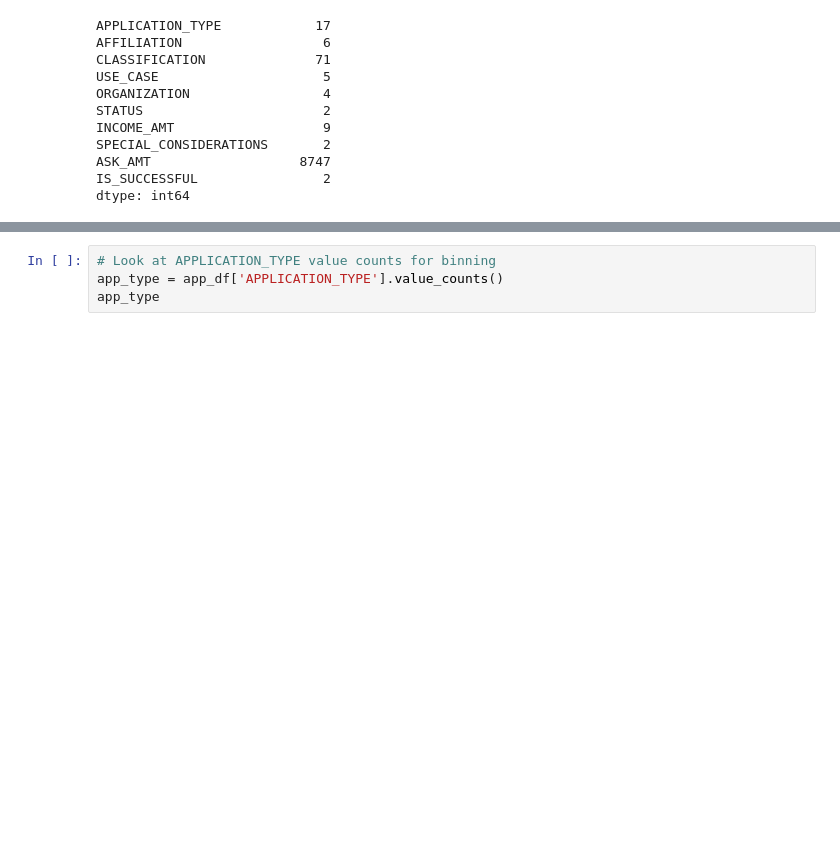
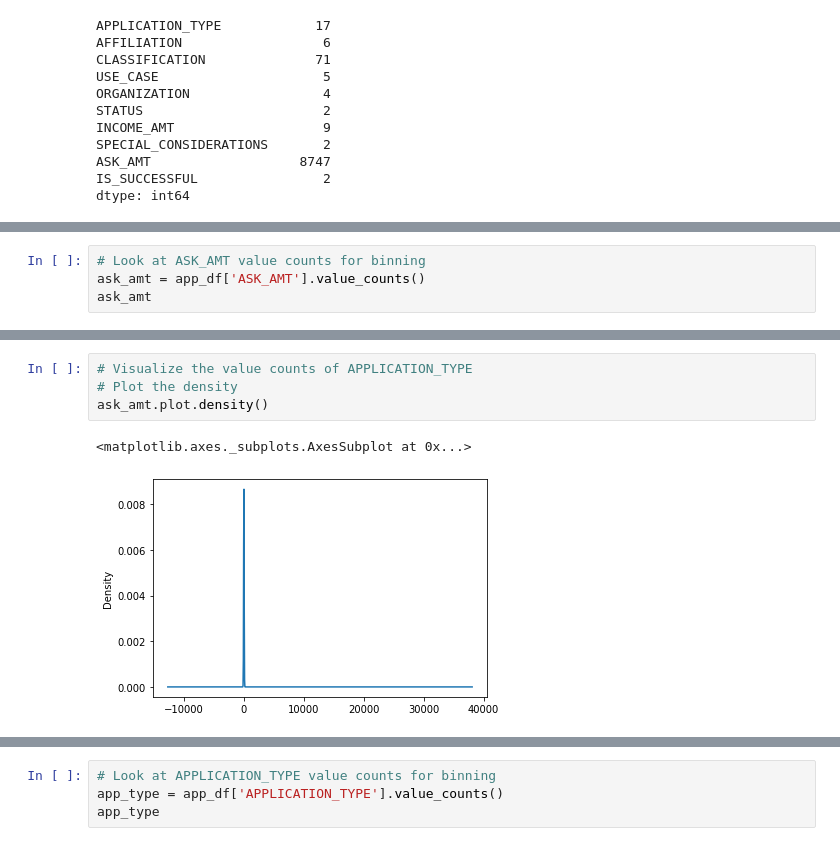
Before and after one commit to mik-moo/Neural_Network_Charity_Analysis, a Jupyter notebook: AlphabetSoupCharity_Optimization.ipynb, the cells around one changed output, grey strips where cells are left out. Drawn from its saved outputs; the diff is of its cells as text; blank space fills up the shorter version.

```diff
--- a/AlphabetSoupCharity_Optimization.ipynb
+++ b/AlphabetSoupCharity_Optimization.ipynb
@@ -55,0 +78,4 @@ dtype: int64
+# %%
+# Look at ASK_AMT value counts for binning
+ask_amt = app_df['ASK_AMT'].value_counts()
+ask_amt
@@ -55,0 +95,7 @@ dtype: int64
+# %%
+# Visualize the value counts of APPLICATION_TYPE
+# Plot the density
+ask_amt.plot.density()
+# %% [output]
+<matplotlib.axes._subplots.AxesSubplot at 0x...>
+[figure, added]
```
Also changed, not shown: parts of 19 cells of this notebook.
